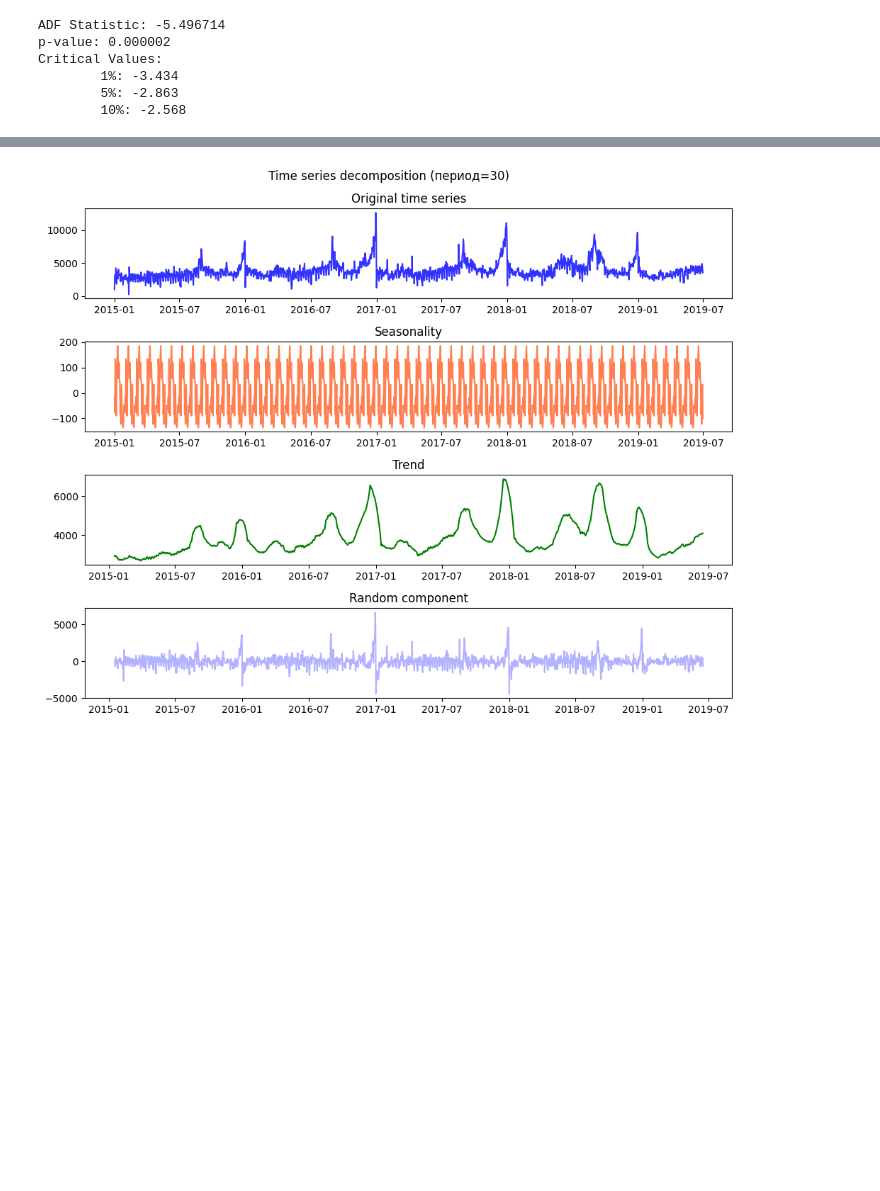
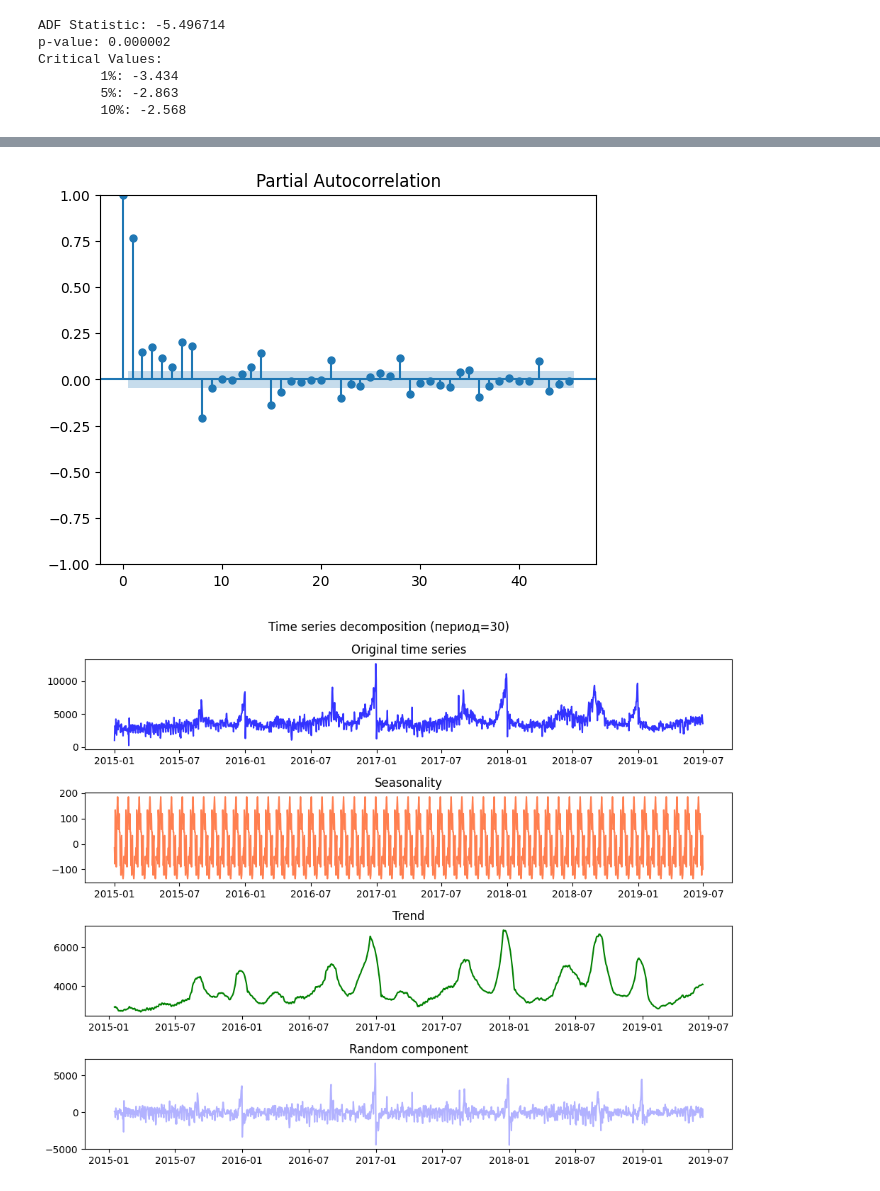
Before and after one commit to kek7777/Business_analysis, a Jupyter notebook: task_1.ipynb, the cells around one changed output, grey strips where cells are left out. Cells and saved outputs as stored; diff of their text form; code cells hidden in the pictures; blank space fills up the shorter version.

```diff
--- a/task_1.ipynb
+++ b/task_1.ipynb
@@ -112,3 +112,9 @@ plt.show()
+# %%
+# check autocorrelation of data
+plot_pacf(data, lags= 45)
+plt.show()
+# %% [output]
+[figure, added]
 # %%
 # decompose time series to component
 
```
Also changed, not shown: parts of 55 cells of this notebook, 2 other files.
